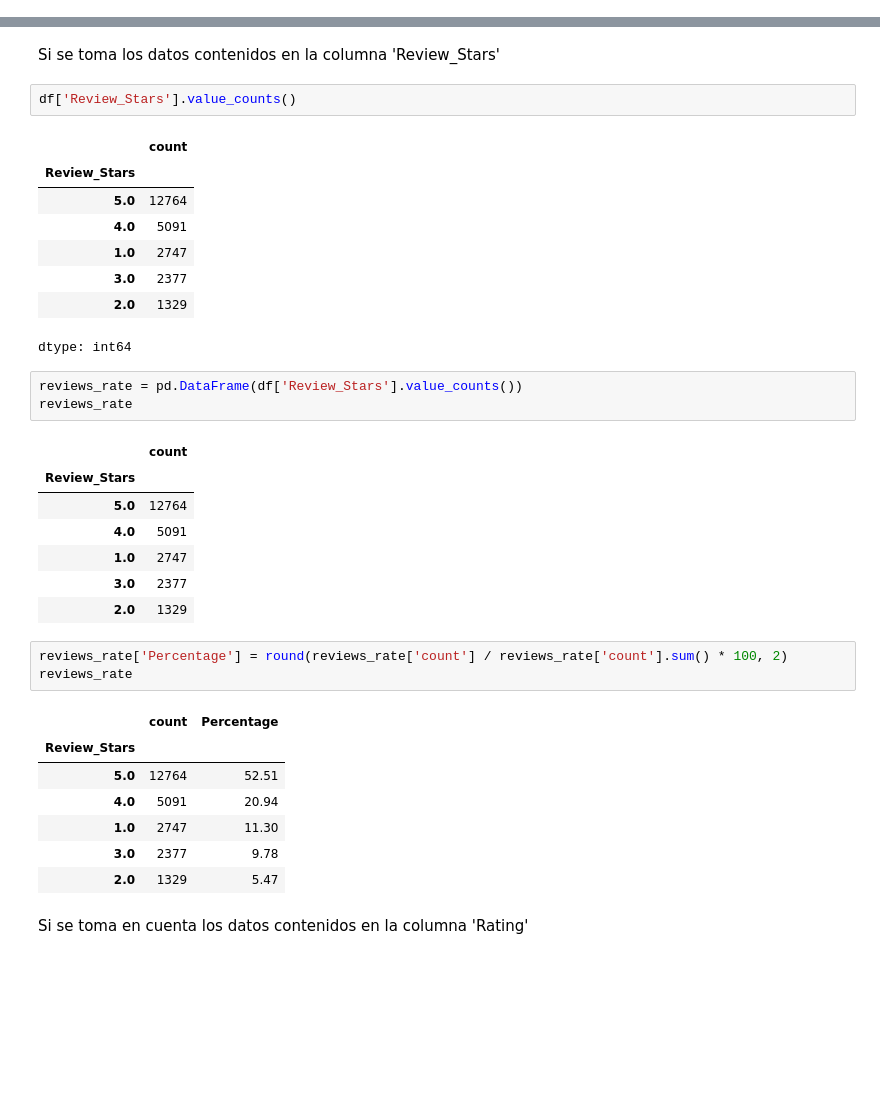
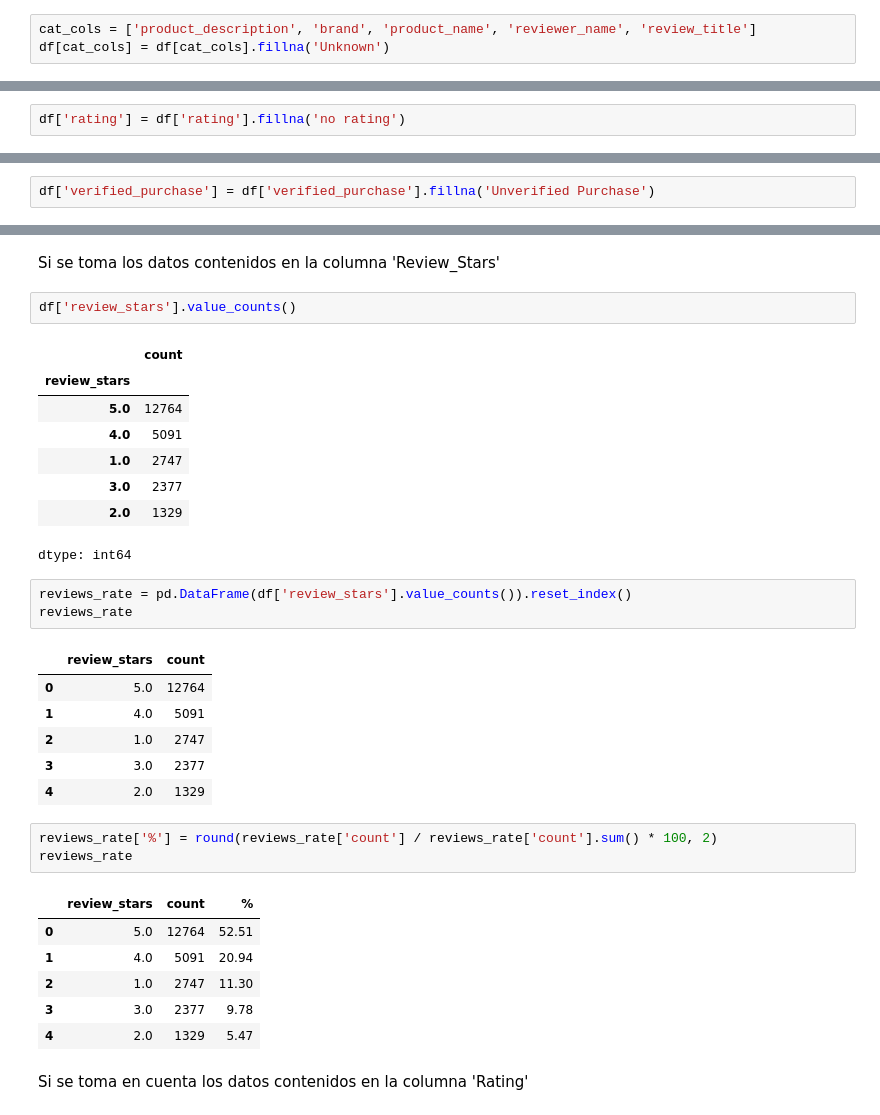
Before and after one commit to mfernandezzz/Pruebas_Tecnicas, a Jupyter notebook: pruebaTecnicaAmazon.ipynb, the cells around one changed output, grey strips where cells are left out. Saved outputs shown, nothing was run; the diff lists cells and outputs as text; blank space fills up the shorter version.

```diff
--- a/pruebaTecnicaAmazon.ipynb
+++ b/pruebaTecnicaAmazon.ipynb
@@ -2,0 +101,3 @@
+# %%
+cat_cols = ['product_description', 'brand', 'product_name', 'reviewer_name', 'review_title']
+df[cat_cols] = df[cat_cols].fillna('Unknown')
@@ -2,0 +115,2 @@
+# %%
+df['rating'] = df['rating'].fillna('no rating')
@@ -2,0 +132,2 @@
+# %%
+df['verified_purchase'] = df['verified_purchase'].fillna('Unverified Purchase')
@@ -147,10 +233,10 @@ Index(['Unnamed: 0.2', 'level_0', 'Unnamed: 0.1', 'index', 'Unnamed: 0',
 # %% [markdown]
 Si se toma los datos contenidos en la columna 'Review_Stars'
 # %%
-df['Review_Stars'].value_counts()
+df['review_stars'].value_counts()
 # %% [output]
 |  | count |
-| Review_Stars |  |
+| review_stars |  |
 | 5.0 | 12764 |
 | 4.0 | 5091 |
 | 1.0 | 2747 |
@@ -158,26 +244,24 @@ df['Review_Stars'].value_counts()
 | 2.0 | 1329 |
 dtype: int64
 # %%
-reviews_rate = pd.DataFrame(df['Review_Stars'].value_counts())
+reviews_rate = pd.DataFrame(df['review_stars'].value_counts()).reset_index()
 reviews_rate
 # %% [output]
-|  | count |
-| Review_Stars |  |
-| 5.0 | 12764 |
-| 4.0 | 5091 |
-| 1.0 | 2747 |
-| 3.0 | 2377 |
-| 2.0 | 1329 |
+|  | review_stars | count |
+| 0 | 5.0 | 12764 |
+| 1 | 4.0 | 5091 |
+| 2 | 1.0 | 2747 |
+| 3 | 3.0 | 2377 |
+| 4 | 2.0 | 1329 |
 # %%
-reviews_rate['Percentage'] = round(reviews_rate['count'] / reviews_rate['count'].sum() * 100, 2)
+reviews_rate['%'] = round(reviews_rate['count'] / reviews_rate['count'].sum() * 100, 2)
 reviews_rate
 # %% [output]
-|  | count | Percentage |
-| Review_Stars |  |  |
-| 5.0 | 12764 | 52.51 |
-| 4.0 | 5091 | 20.94 |
-| 1.0 | 2747 | 11.30 |
-| 3.0 | 2377 | 9.78 |
-| 2.0 | 1329 | 5.47 |
+|  | review_stars | count | % |
+| 0 | 5.0 | 12764 | 52.51 |
+| 1 | 4.0 | 5091 | 20.94 |
+| 2 | 1.0 | 2747 | 11.30 |
+| 3 | 3.0 | 2377 | 9.78 |
+| 4 | 2.0 | 1329 | 5.47 |
 # %% [markdown]
 Si se toma en cuenta los datos contenidos en la columna 'Rating'
```
Also changed, not shown: parts of 45 cells of this notebook.
